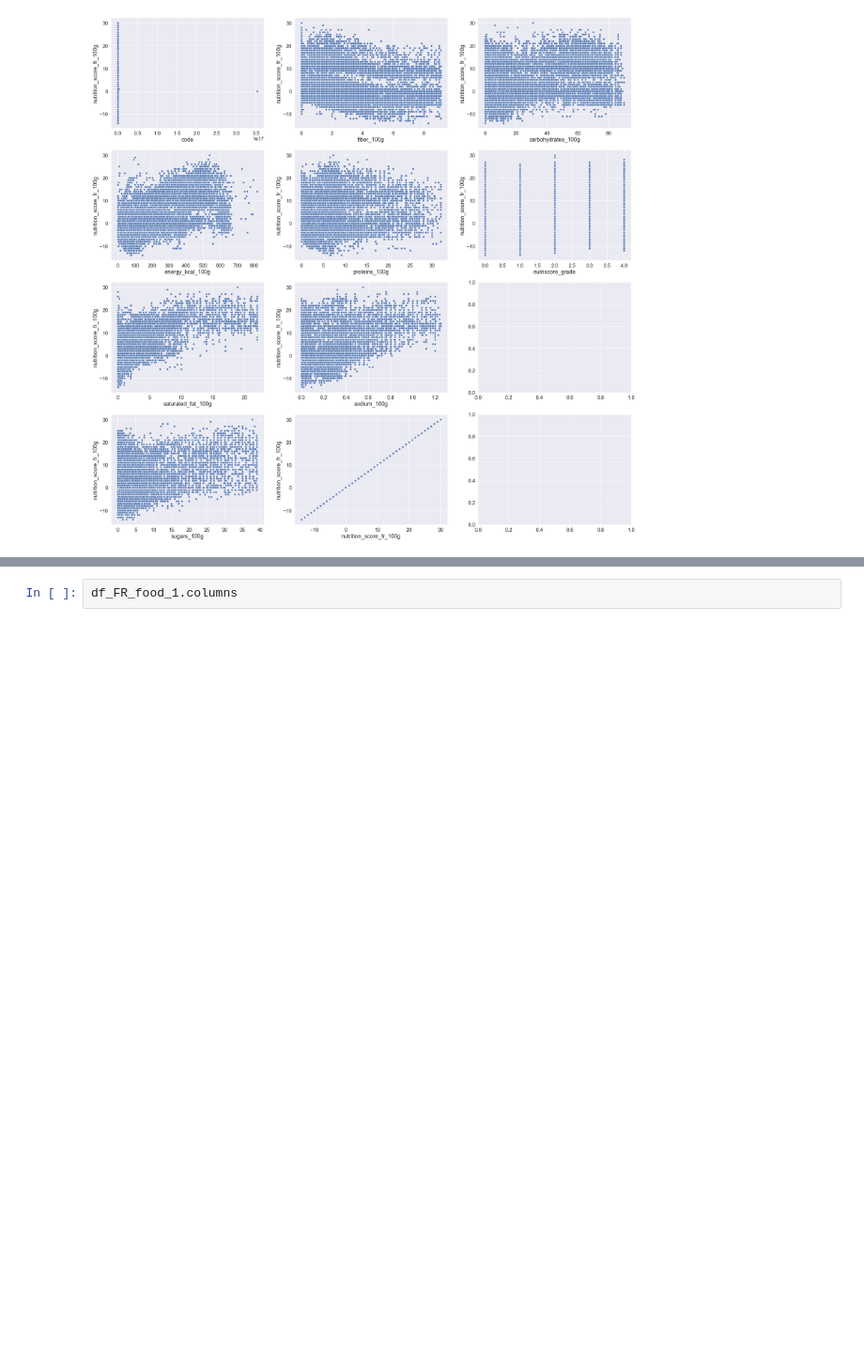
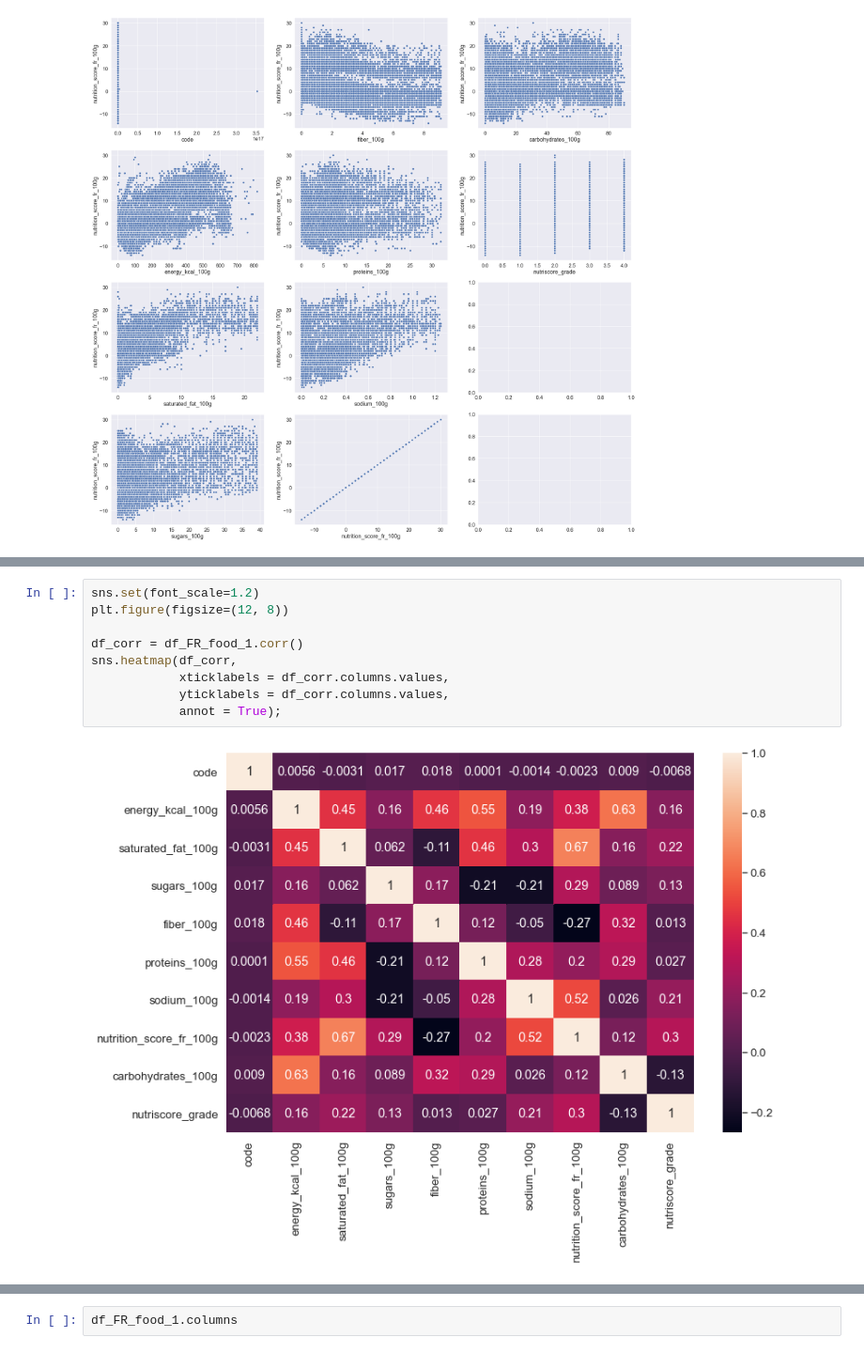
Before and after one commit to Azimoj/Open-Food-Facts, a Jupyter notebook: PSanté_02_notebooknettoyage.ipynb, the cells around one changed output, grey strips where cells are left out. Shown at 94% size. Saved outputs shown, nothing was run; the diff lists cells and outputs as text; blank space fills up the shorter version.

```diff
--- a/PSanté_02_notebooknettoyage.ipynb
+++ b/PSanté_02_notebooknettoyage.ipynb
@@ -105,0 +120,11 @@ sns.set(font_scale=1.5)
+# %%
+sns.set(font_scale=1.2)
+plt.figure(figsize=(12, 8))
+
+df_corr = df_FR_food_1.corr()
+sns.heatmap(df_corr,
+            xticklabels = df_corr.columns.values,
+            yticklabels = df_corr.columns.values,
+            annot = True);
+# %% [output]
+[figure, added]
```
Also changed, not shown: parts of 42 cells of this notebook.
